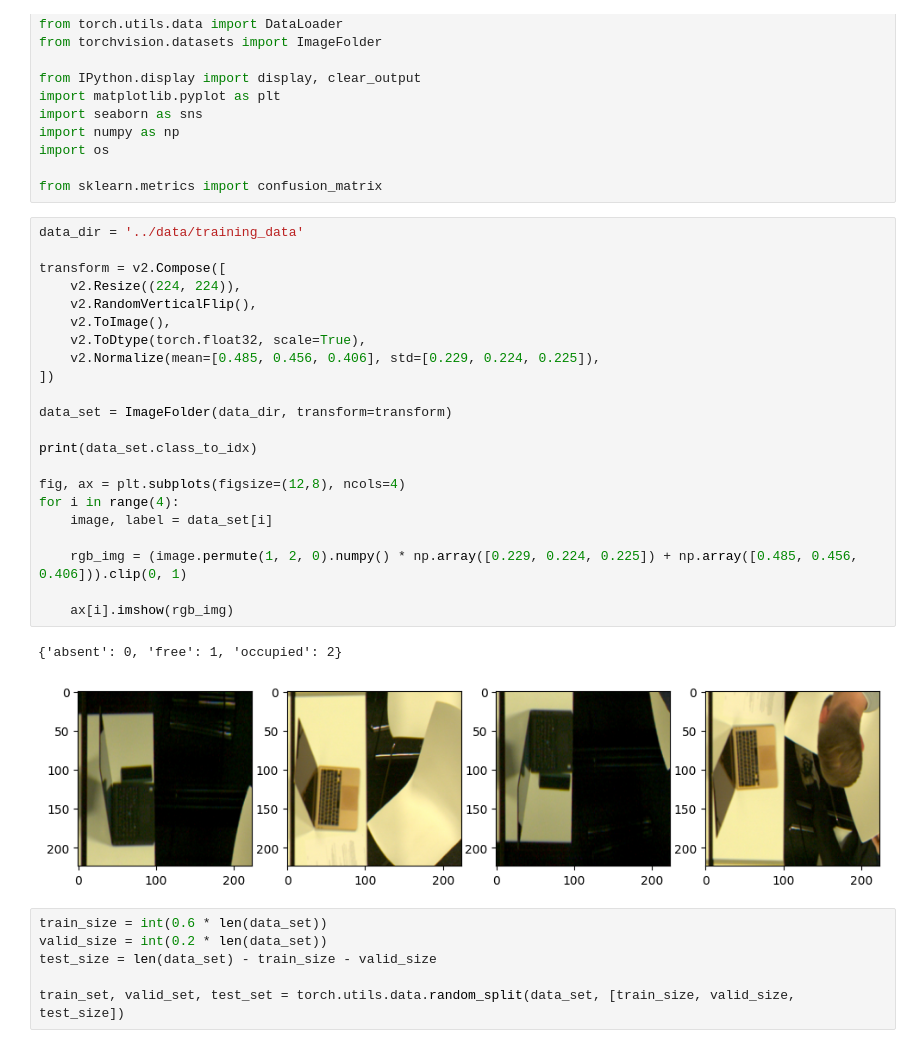
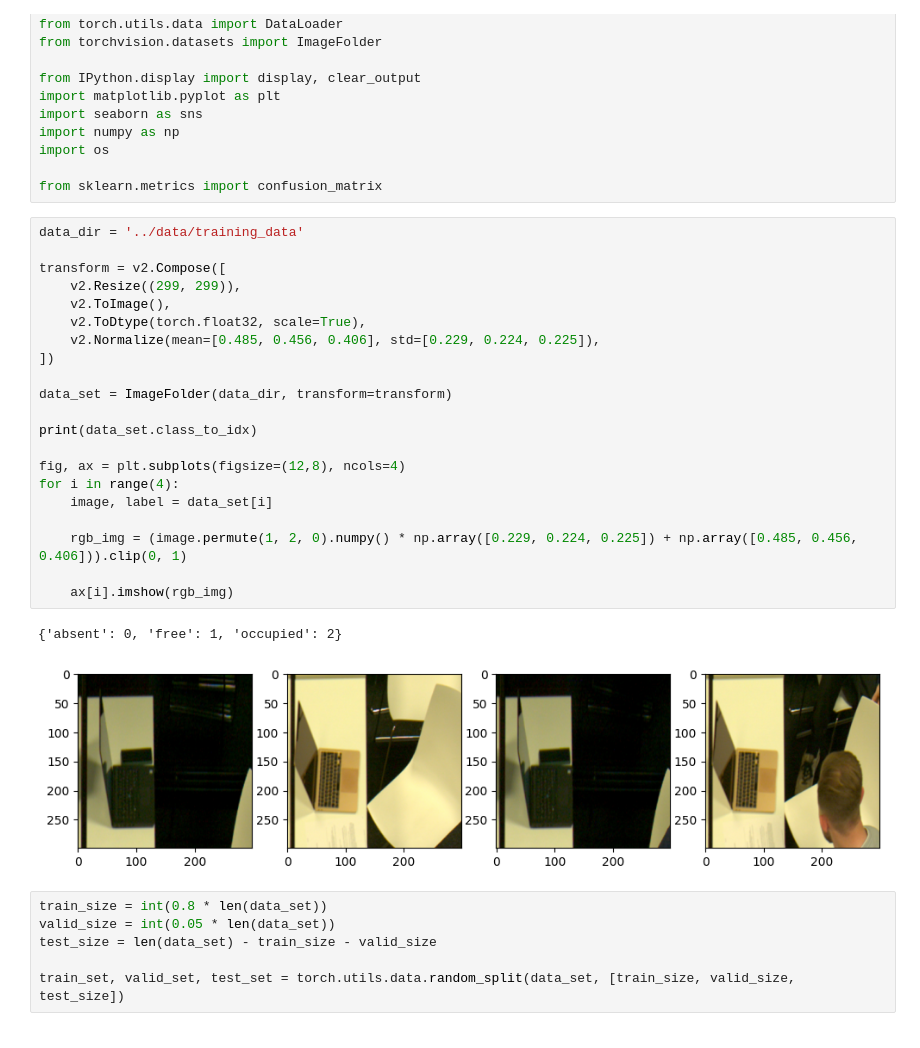
Before and after one commit to TimBerti/zeiss-hackathon-2024, a Jupyter notebook: notebooks/train.ipynb, the cells around one changed output. Drawn from its saved outputs; the diff is of its cells as text.

Commit message:
drop flips from augmentation

```diff
--- a/notebooks/train.ipynb
+++ b/notebooks/train.ipynb
@@ -16,31 +16,30 @@ from sklearn.metrics import confusion_matrix
 # %%
 data_dir = '../data/training_data'
 
 transform = v2.Compose([
-    v2.Resize((224, 224)),
-    v2.RandomVerticalFlip(),
+    v2.Resize((299, 299)),
     v2.ToImage(),
     v2.ToDtype(torch.float32, scale=True),
     v2.Normalize(mean=[0.485, 0.456, 0.406], std=[0.229, 0.224, 0.225]),
 ])
 
 data_set = ImageFolder(data_dir, transform=transform)
 
 print(data_set.class_to_idx)
 
 fig, ax = plt.subplots(figsize=(12,8), ncols=4)
 for i in range(4):
     image, label = data_set[i]
 
     rgb_img = (image.permute(1, 2, 0).numpy() * np.array([0.229, 0.224, 0.225]) + np.array([0.485, 0.456, 0.406])).clip(0, 1)
 
     ax[i].imshow(rgb_img)
 # %% [output]
 {'absent': 0, 'free': 1, 'occupied': 2}
-[figure, old version]
+[figure, new version]
 # %%
-train_size = int(0.6 * len(data_set))
-valid_size = int(0.2 * len(data_set))
+train_size = int(0.8 * len(data_set))
+valid_size = int(0.05 * len(data_set))
 test_size = len(data_set) - train_size - valid_size
 
 train_set, valid_set, test_set = torch.utils.data.random_split(data_set, [train_size, valid_size, test_size])
```
Also changed, not shown: parts of 4 cells of this notebook, 2 other files.
